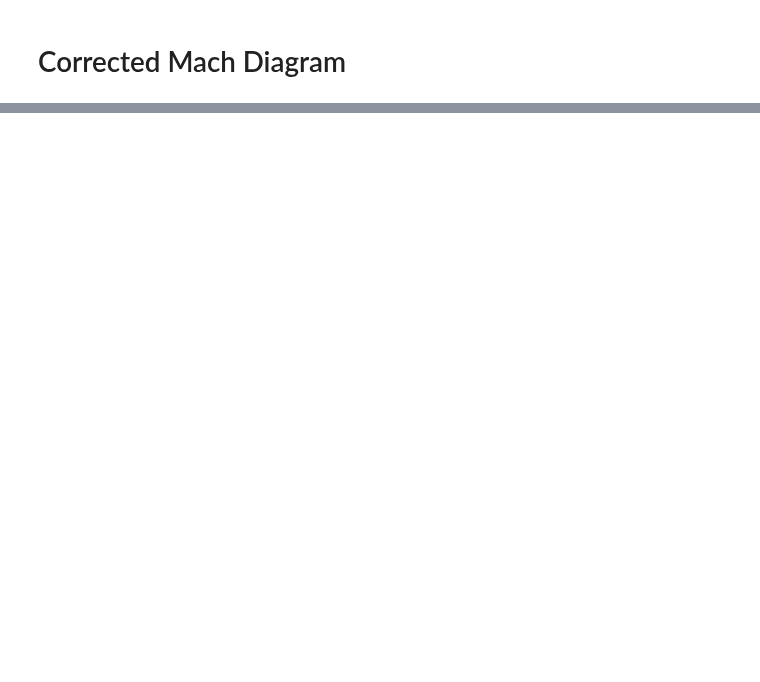
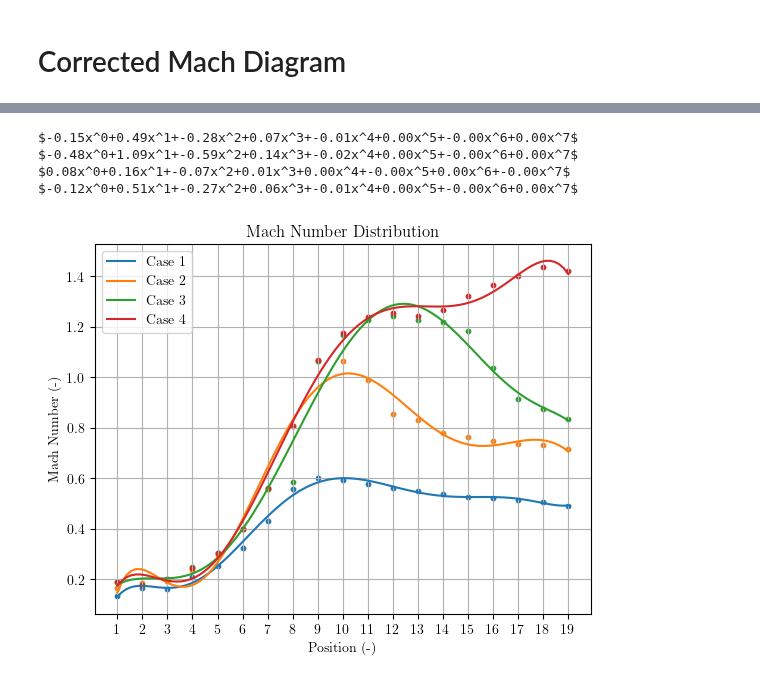
Before and after one commit to lpender3672/MEng-CW, a Jupyter notebook: IIA/3A3/Supersonic_Nozzle/analysis.ipynb, the cells around one changed output, grey strips where cells are left out. Drawn from its saved outputs; the diff is of its cells as text; code cells hidden in the pictures; blank space fills up the shorter version.

```diff
--- a/IIA/3A3/Supersonic_Nozzle/analysis.ipynb
+++ b/IIA/3A3/Supersonic_Nozzle/analysis.ipynb
@@ -189,0 +213,49 @@ plt.show()
+# %%
+
+def plot_polyfit(ax, x, y, max_deg, label):
+
+    residuals = []
+    for deg in range(max_deg):
+        coeff = np.polyfit(x, y, deg)
+        p = np.poly1d(coeff)
+        xp = np.linspace(x[0], x[-1], 100)
+        residual = np.sum((p(x) - y) ** 2)
+        residuals.append(residual)
+
+    best_deg = np.argmin(residuals) + 1
+    coeff = np.polyfit(x, y, best_deg)
+    p = np.poly1d(coeff)
+    xp = np.linspace(x[0], x[-1], 100)
+    # make tex label
+    tex = [f"{c:.2f}x^{i}" for i,c in enumerate(coeff[::-1])]
+    tex = '$' + '+'.join(tex) + '$'
+    print(tex)
+    ax.plot(xp, p(xp), label=label)
+
+fig,ax = plt.subplots()
+
+plt.xticks(np.arange(0, 20, 1))
+
+max_deg = 7
+plot_polyfit(ax, C1[:,0], C1_M, max_deg, 'Case 1')
+ax.scatter(C1[:,0], C1_M, color='C0', s=10)
+plot_polyfit(ax, C2[:,0], C2_M, max_deg, 'Case 2')
+ax.scatter(C2[:,0], C2_M, color='C1', s=10)
+plot_polyfit(ax, C3[:,0], C3_M_corrected, max_deg, 'Case 3')
+ax.scatter(C3[:,0], C3_M_corrected, color='C2', s=10)
+plot_polyfit(ax, C4[:,0], C4_M, max_deg, 'Case 4')
+ax.scatter(C4[:,0], C4_M, color='C3', s=10)
+
+
+plt.xlabel('Position (-)')
+plt.ylabel('Mach Number (-)')
+plt.title('Mach Number Distribution')
+plt.legend()
+plt.grid()
+plt.savefig('mach_number_distribution_corrected_polyfit.png', dpi=300)
+# %% [output]
+$-0.15x^0+0.49x^1+-0.28x^2+0.07x^3+-0.01x^4+0.00x^5+-0.00x^6+0.00x^7$
+$-0.48x^0+1.09x^1+-0.59x^2+0.14x^3+-0.02x^4+0.00x^5+-0.00x^6+0.00x^7$
+$0.08x^0+0.16x^1+-0.07x^2+0.01x^3+0.00x^4+-0.00x^5+0.00x^6+-0.00x^7$
+$-0.12x^0+0.51x^1+-0.27x^2+0.06x^3+-0.01x^4+0.00x^5+-0.00x^6+0.00x^7$
+[figure, added]
```
Also changed, not shown: parts of 7 cells of this notebook, 4 other files.
